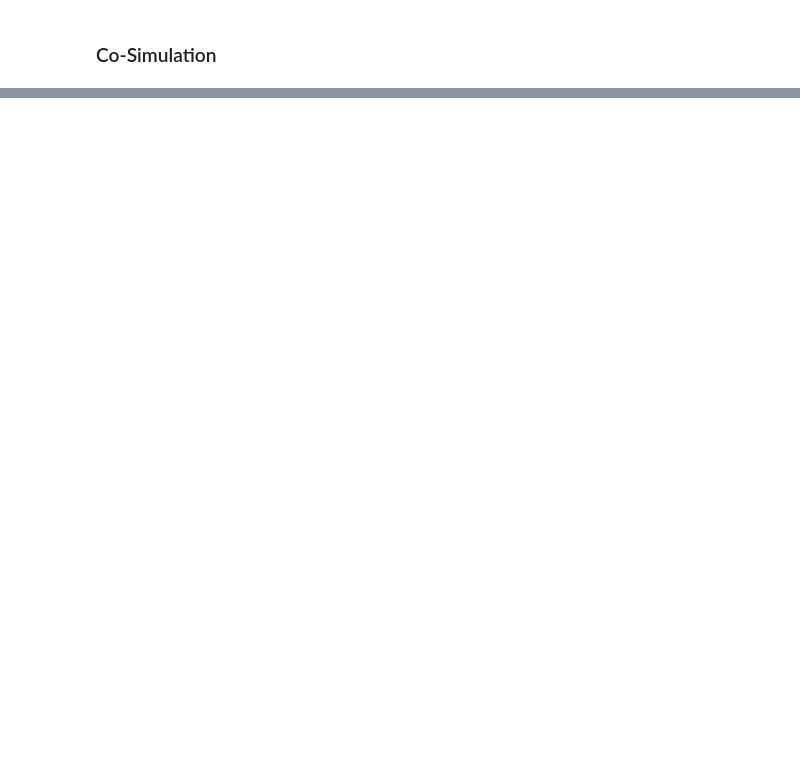
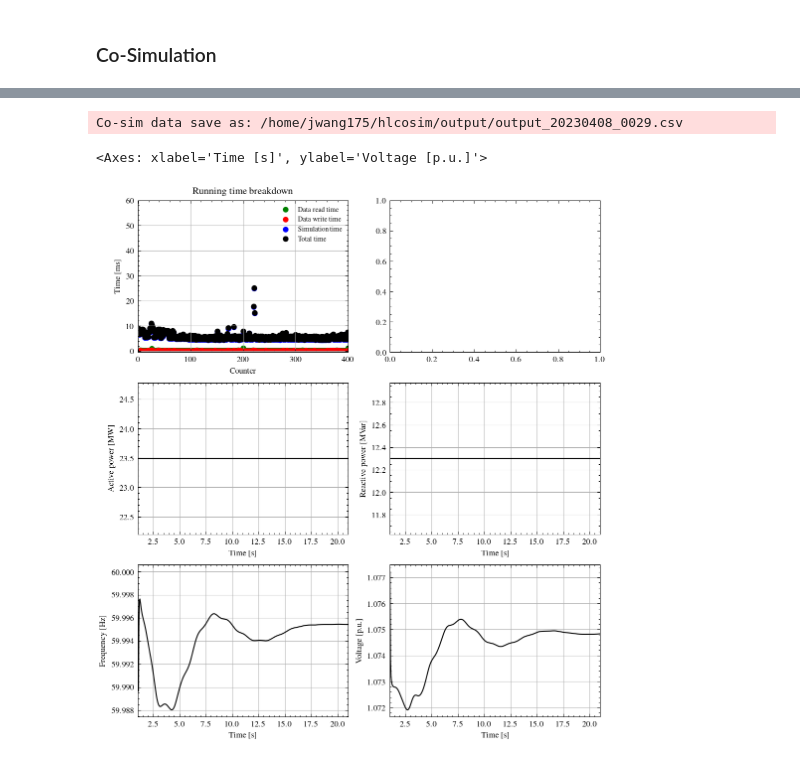
Before and after one commit to jinningwang/hlcosim, a Jupyter notebook: code/hlc_ol.ipynb, the cells around one changed output, grey strips where cells are left out. Cells and saved outputs as stored; diff of their text form; code cells hidden in the pictures; blank space fills up the shorter version.

Commit message:
Refine plot

```diff
--- a/code/hlc_ol.ipynb
+++ b/code/hlc_ol.ipynb
@@ -30,2 +30,0 @@ from core_io import data_read, data_write, io_config, cs_stat, cs_config, cs_col
-# %%
-cs_config['t_total'] = 5000
@@ -276,0 +241,20 @@ cosim_out.iloc[0:2500].plot(x='k', y=['v'],
+# %%
+# --- save data ---
+cosim_out = pd.DataFrame(data=cs_num[:cs_stat['iter_total']], columns=cs_col)
+# Time to datetime
+time_struct = time.localtime(tc0)
+date_string = time.strftime('%Y%m%d_%H%M', time_struct)
+outfile = f'output_{date_string}.csv'
+csv_out = os.path.join(path_out, outfile)
+
+cosim_out['tall'] = cosim_out['tw'] + cosim_out['tr']+ cosim_out['tsim']
+cosim_out.to_csv(csv_out, index=False, header=True)
+logger.warning(f"Co-sim data save as: {csv_out}")
+
+# --- plot data ---
+cosim_plt = cosim_out.copy()
+cosim_plt[['p', 'q']] = cosim_plt[['p', 'q']] * ss.config.mva   # p.u. to nominal value
+cosim_plt[['tw', 'tr', 'tsim', 'tall']] = cosim_plt[['tw', 'tr', 'tsim', 'tall']] * 1000  # s to ms
+cosim_plt['freq'] = cosim_plt['freq'] * ss.config.freq  # p.u. to Hz
+# %% [output]
+Co-sim data save as: /home/jwang175/hlcosim/output/output_20230408_0029.csv
@@ -276,0 +263,43 @@ cosim_out.iloc[0:2500].plot(x='k', y=['v'],
+# %%
+fig0, ax0 = plt.subplots(3, 2, figsize=(8, 9), dpi=150)
+plt.subplots_adjust(wspace=0.2, hspace=0.2)
+plt.style.use(['science', 'ieee'])
+
+x, fig, ax = 'k', fig0, ax0[0, 0]
+cosim_plt.plot.scatter(y='tw', color='green', label='Data read time', x=x, fig=fig, ax=ax)
+cosim_plt.plot.scatter(y='tr', color='red', label='Data write time', x=x, fig=fig, ax=ax)
+cosim_plt.plot.scatter(y='tsim', color='blue', label='Simulation time', x=x, fig=fig, ax=ax)
+cosim_plt.plot.scatter(y='tall', color='black', label='Total time', x=x, fig=fig, ax=ax)
+
+ax.legend(loc='upper right', fontsize='small')
+ax.set_xlabel('Counter')
+ax.set_ylabel('Time [ms]')
+ax.grid(True)
+ax.set_title('Running time breakdown')
+ax.set_xlim([-0.5, cs_stat['iter_total']])
+ax.set_ylim([-0.5, 1.2 * 50])
+
+xlim = [cosim_plt['tf'].iloc[0], cosim_plt['tf'].iloc[-1]]
+cosim_plt.plot(x='tf', y=['p'],
+               fig=fig, ax=ax0[1, 0],
+               xlabel='Time [s]', ylabel='Active power [MW]', grid=True,
+               xlim=xlim, legend=False,
+               )
+cosim_plt.plot(x='tf', y=['q'],
+               fig=fig, ax=ax0[1, 1],
+               xlabel='Time [s]', ylabel='Reactive power [MVar]', grid=True,
+               xlim=xlim, legend=False,
+               )
+cosim_plt.plot(x='tf', y=['freq'],
+               fig=fig, ax=ax0[2, 0],
+               xlabel='Time [s]', ylabel='Frequency [Hz]', grid=True,
+               xlim=xlim, legend=False,
+               )
+cosim_plt.plot(x='tf', y=['v'],
+               fig=fig, ax=ax0[2, 1],
+               xlabel='Time [s]', ylabel='Voltage [p.u.]', grid=True,
+               xlim=xlim, legend=False,
+               )
+# %% [output]
+<Axes: xlabel='Time [s]', ylabel='Voltage [p.u.]'>
+[figure, added]
```
Also changed, not shown: parts of 8 cells of this notebook, 2 other files.
